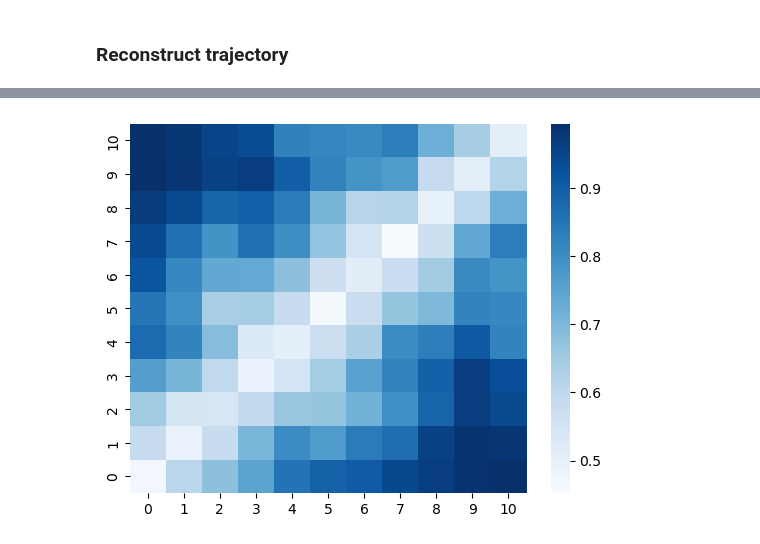
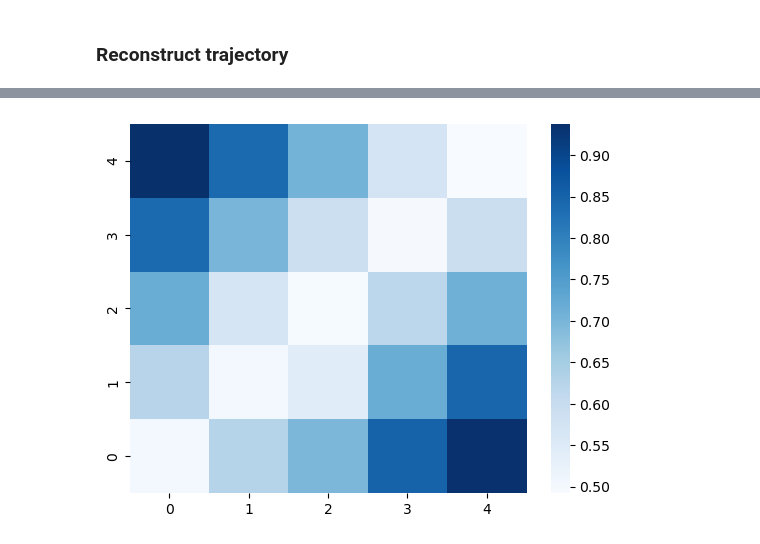
Before and after one commit to nguyen-td/perceptual-straightening, a Jupyter notebook: main.ipynb, the cells around one changed output, grey strips where cells are left out. Drawn from its saved outputs; the diff is of its cells as text; code cells hidden in the pictures.

```diff
--- a/main.ipynb
+++ b/main.ipynb
@@ -22,0 +26,4 @@ data_path = "/Users/nguyentiendung/GitHub/perceptual-straightening/data/simulati
+# %%
+data_path = '/Users/nguyentiendung/GitHub/perceptual-straightening/data/simulations/'
+sim_path = '/Users/nguyentiendung/GitHub/perceptual-straightening/simulations/'
+out_dict = '/Users/nguyentiendung/GitHub/perceptual-straightening/model/'
@@ -53,0 +44,21 @@ model_file = Path(out_dict) / f'model_{sim_curvature}.pt'
+# %%
+ # load trial information
+if load_from_matlab:
+    os.chdir(sim_path)
+
+    # start MATLAB engine
+    eng = matlab.engine.start_matlab()
+    ExpParam, Data, Pc_reshaped = eng.simulation_py(sim_curvature, N, N-1, nargout=3)
+
+    # stop MATLAB engine
+    eng.quit()
+
+    # extract data matrices
+    trial_mat = torch.tensor(Data['resp_mat'])
+    pair_inds = torch.tensor(ExpParam['all_pairs'])
+    print('Successfully generated data from MATLAB script.')
+
+else:
+    trial_mat = torch.from_numpy(scipy.io.loadmat(Path(data_path) / 'Data.mat')['Data']['resp_mat'][0][0])
+    pair_inds = torch.from_numpy(scipy.io.loadmat(Path(data_path) / 'ExpParam.mat')['ExpParam']['all_pairs'][0][0])
+    print('Successfully loaded data.')
@@ -230,15 +223,13 @@ def run_pca(X, n_components=2):
     pca.fit(X)
     return pca.components_
 # %%
-# load simulated data
-discrim_mat = torch.from_numpy(scipy.io.loadmat(Path(data_path) / 'discriminality_matrix.mat')['Pc_reshaped'])
-
-# plot data
-ax = sns.heatmap(discrim_mat, cmap='Blues')
-ax.invert_yaxis()
-plt.show()
+if load_from_matlab:
+    # plot data
+    ax = sns.heatmap(Pc_reshaped, cmap='Blues')
+    ax.invert_yaxis()
+    plt.show()
 # %% [output]
-[figure, old version]
+[figure, new version]
 # %%
 # run PCA to reduce the dimensionality of the trajectory
 # x = torch.squeeze(best_model.construct_trajectory(torch.mean(d_best, dim=0, keepdim=True),
```
Also changed, not shown: parts of 17 cells of this notebook, 6 other files.
